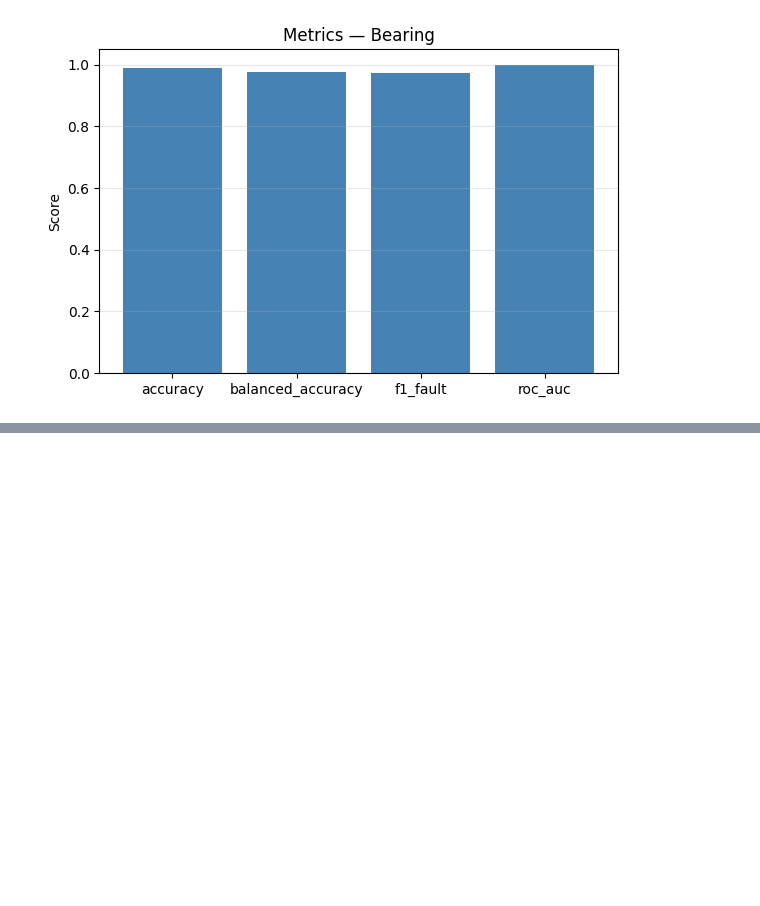
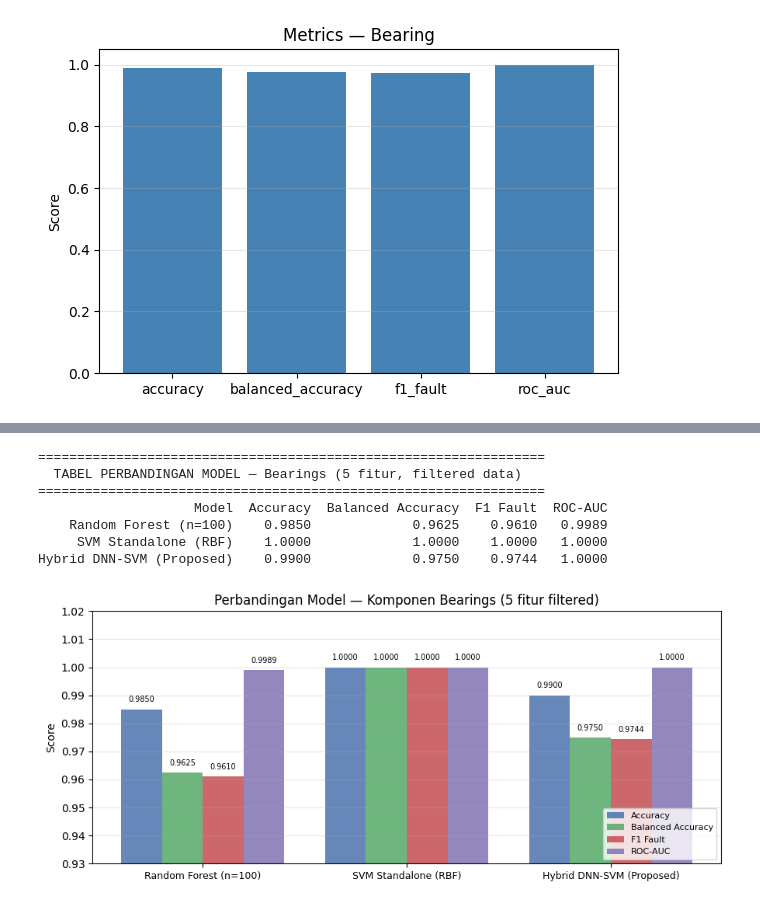
Before and after one commit to VickiAristiya/Computerize-Maintenance-Management-System, a Jupyter notebook: machine-learning filtered data/compressor/compressor_model.ipynb, the cells around one changed output, grey strips where cells are left out. Cells and saved outputs as stored; diff of their text form; code cells hidden in the pictures; blank space fills up the shorter version.

```diff
--- a/machine-learning filtered data/compressor/compressor_model.ipynb
+++ b/machine-learning filtered data/compressor/compressor_model.ipynb
@@ -406,0 +512,70 @@ plt.show()
+# %%
+# ── Tabel Perbandingan Model ─────────────────────────────────────────────────
+hybrid_metrics = all_metrics["bearings"]
+
+comparison = pd.DataFrame({
+    "Model": [
+        "Random Forest (n=100)",
+        "SVM Standalone (RBF)",
+        "Hybrid DNN-SVM (Proposed)",
+    ],
+    "Accuracy": [
+        metrics_rf["accuracy"],
+        metrics_svm_standalone["accuracy"],
+        hybrid_metrics["accuracy"],
+    ],
+    "Balanced Accuracy": [
+        metrics_rf["balanced_accuracy"],
+        metrics_svm_standalone["balanced_accuracy"],
+        hybrid_metrics["balanced_accuracy"],
+    ],
+    "F1 Fault": [
+        metrics_rf["f1_fault"],
+        metrics_svm_standalone["f1_fault"],
+        hybrid_metrics["f1_fault"],
+    ],
+    "ROC-AUC": [
+        metrics_rf["roc_auc"],
+        metrics_svm_standalone["roc_auc"],
+        hybrid_metrics["roc_auc"],
+    ],
+})
+
+print("\n" + "="*65)
+print("  TABEL PERBANDINGAN MODEL — Bearings (5 fitur, filtered data)")
+print("="*65)
+print(comparison.to_string(index=False, float_format="{:.4f}".format))
+
+# Bar chart
+fig, ax = plt.subplots(figsize=(9, 4))
+x = range(len(comparison))
+width = 0.2
+metrics_to_plot = ["Accuracy", "Balanced Accuracy", "F1 Fault", "ROC-AUC"]
+colors = ["#4C72B0", "#55A868", "#C44E52", "#8172B2"]
+for i, (metric, color) in enumerate(zip(metrics_to_plot, colors)):
+    offset = (i - 1.5) * width
+    bars = ax.bar([xi + offset for xi in x], comparison[metric], width,
+                  label=metric, color=color, alpha=0.85)
+    for bar in bars:
+        h = bar.get_height()
+        ax.text(bar.get_x() + bar.get_width()/2, h + 0.002,
+                f"{h:.4f}", ha="center", va="bottom", fontsize=7)
+
+ax.set_xticks(list(x))
+ax.set_xticklabels(comparison["Model"], fontsize=9)
+ax.set_ylim(0.93, 1.02)
+ax.set_ylabel("Score")
+ax.set_title("Perbandingan Model — Komponen Bearings (5 fitur filtered)")
+ax.legend(loc="lower right", fontsize=8)
+ax.grid(axis="y", alpha=0.3)
+plt.tight_layout()
+plt.show()
+# %% [output]
+=================================================================
+  TABEL PERBANDINGAN MODEL — Bearings (5 fitur, filtered data)
+=================================================================
+                    Model  Accuracy  Balanced Accuracy  F1 Fault  ROC-AUC
+    Random Forest (n=100)    0.9850             0.9625    0.9610   0.9989
+     SVM Standalone (RBF)    1.0000             1.0000    1.0000   1.0000
+Hybrid DNN-SVM (Proposed)    0.9900             0.9750    0.9744   1.0000
+[figure, added]
```
Also changed, not shown: parts of 5 cells of this notebook, 5 other files.
